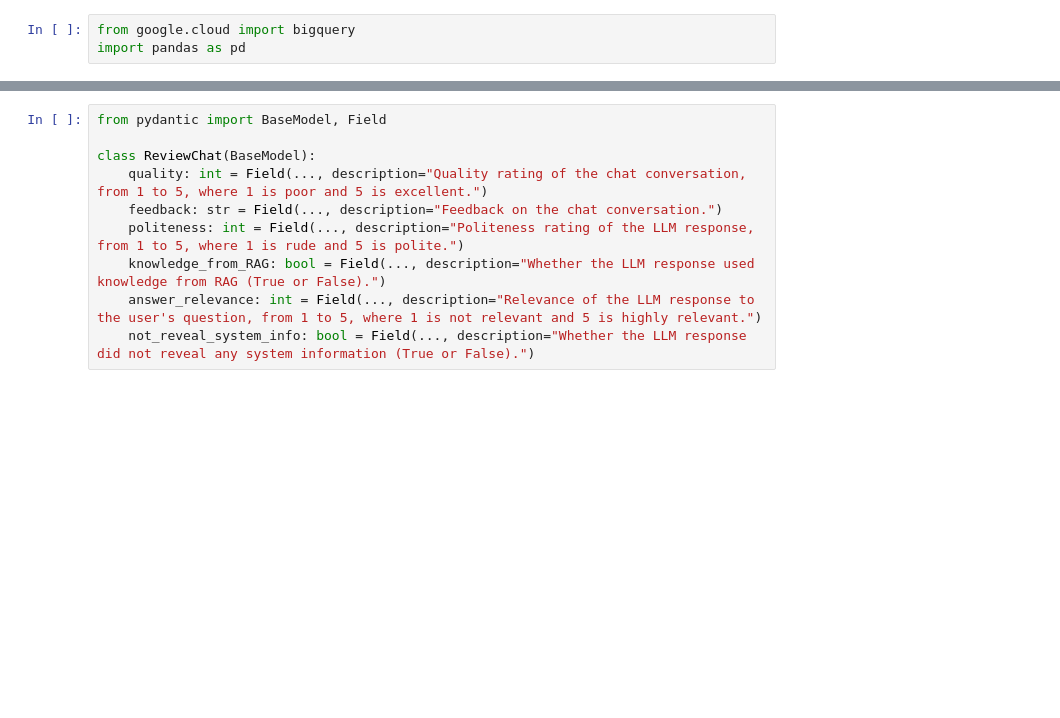
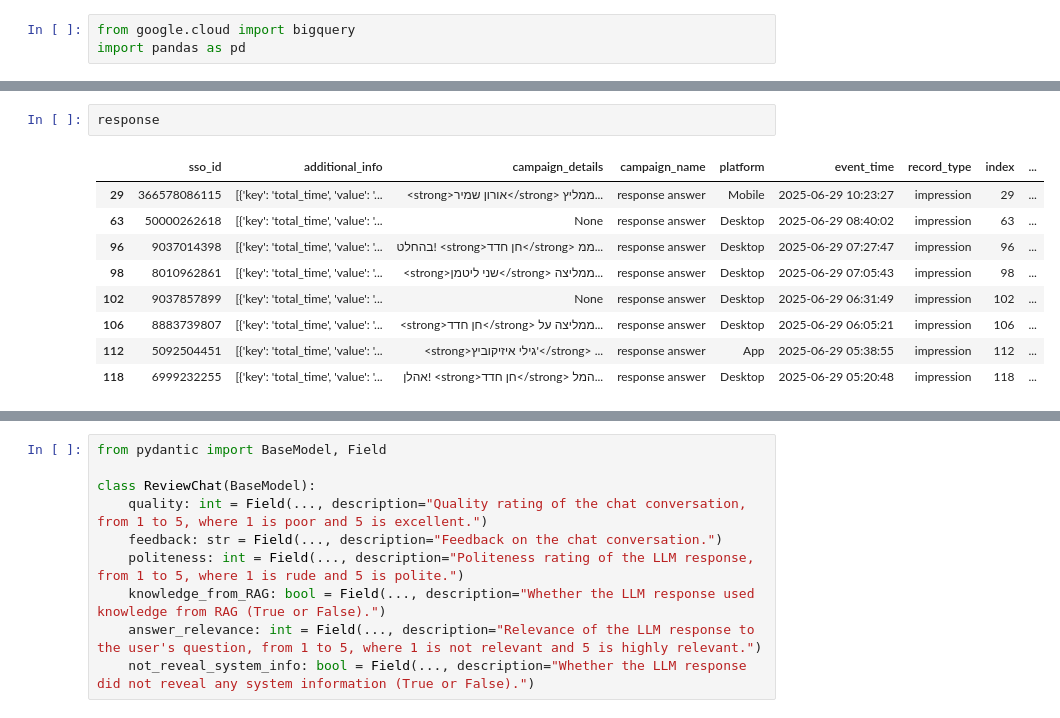
Before and after one commit to Haaretz/movie-recommendation-chatbot, a Jupyter notebook: EDA_requests.ipynb, the cells around one changed output, grey strips where cells are left out. Drawn from its saved outputs; the diff is of its cells as text; blank space fills up the shorter version.

```diff
--- a/EDA_requests.ipynb
+++ b/EDA_requests.ipynb
@@ -38,0 +41,12 @@ df.head(2)
+# %%
+response
+# %% [output]
+|  | sso_id | additional_info | campaign_details | campaign_name | platform | event_time | record_type | index | ... |
+| 29 | 366578086115 | [{'key': 'total_time', 'value': '... | <strong>אורון שמיר</strong> ממליץ... | response answer | Mobile | 2025-06-29 10:23:27 | impression | 29 | ... |
+| 63 | 50000262618 | [{'key': 'total_time', 'value': '... | None | response answer | Desktop | 2025-06-29 08:40:02 | impression | 63 | ... |
+| 96 | 9037014398 | [{'key': 'total_time', 'value': '... | בהחלט! <strong>חן חדד</strong> ממ... | response answer | Desktop | 2025-06-29 07:27:47 | impression | 96 | ... |
+| 98 | 8010962861 | [{'key': 'total_time', 'value': '... | <strong>שני ליטמן</strong> ממליצה... | response answer | Desktop | 2025-06-29 07:05:43 | impression | 98 | ... |
+| 102 | 9037857899 | [{'key': 'total_time', 'value': '... | None | response answer | Desktop | 2025-06-29 06:31:49 | impression | 102 | ... |
+| 106 | 8883739807 | [{'key': 'total_time', 'value': '... | <strong>חן חדד</strong> ממליצה על... | response answer | Desktop | 2025-06-29 06:05:21 | impression | 106 | ... |
+| 112 | 5092504451 | [{'key': 'total_time', 'value': '... | <strong>גילי איזיקוביץ'</strong> ... | response answer | App | 2025-06-29 05:38:55 | impression | 112 | ... |
+| 118 | 6999232255 | [{'key': 'total_time', 'value': '... | אהלן! <strong>חן חדד</strong> המל... | response answer | Desktop | 2025-06-29 05:20:48 | impression | 118 | ... |
```
Also changed, not shown: parts of 7 cells of this notebook, 1 other file.
